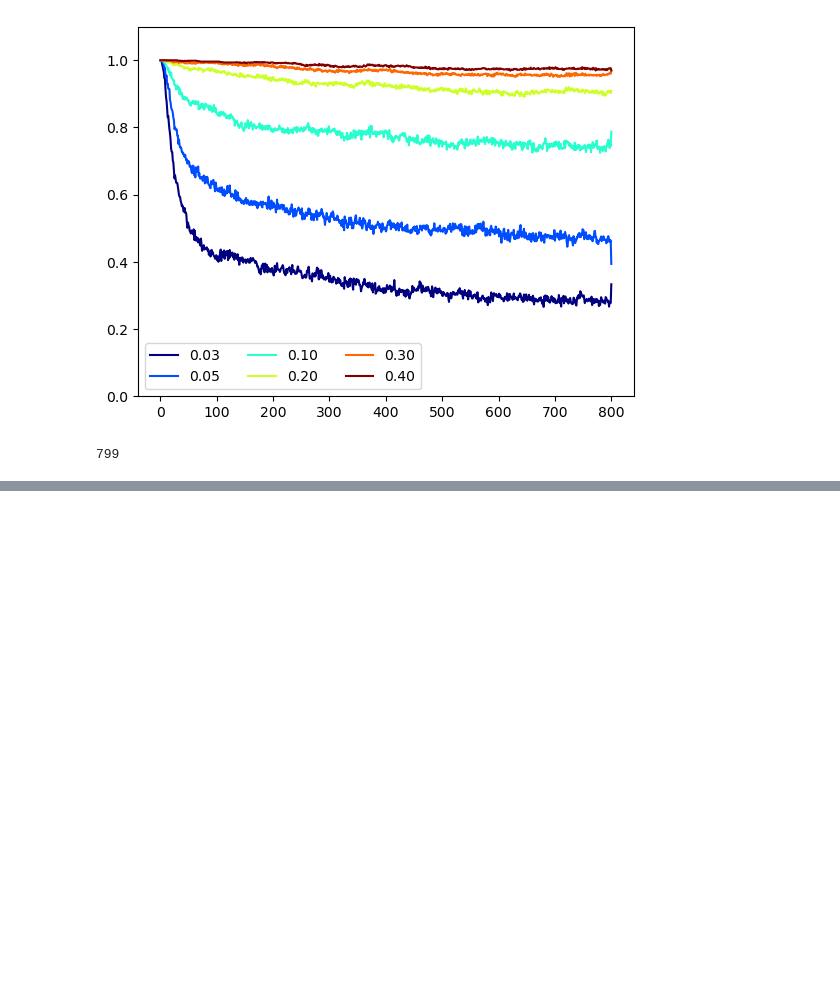
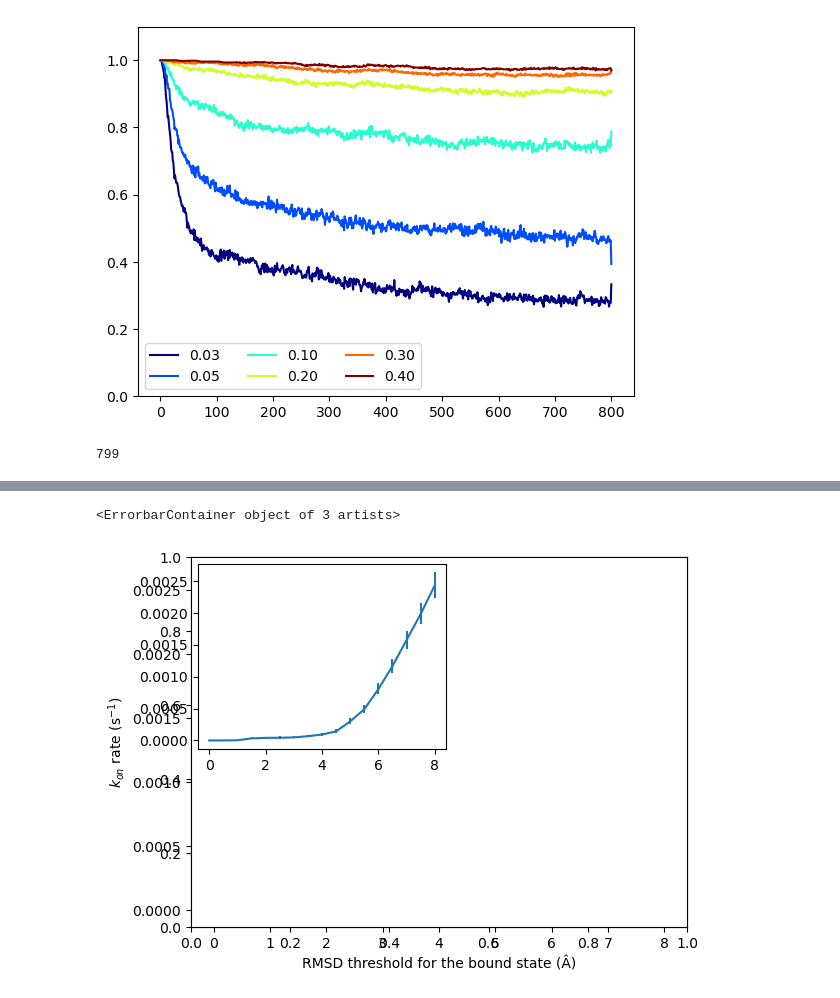
Before and after one commit to giorginolab/sh2-som, a Jupyter notebook: 2-survival-plots.ipynb, the cells around one changed output, grey strips where cells are left out. Cells and saved outputs as stored; diff of their text form; code cells hidden in the pictures; blank space fills up the shorter version.

```diff
--- a/2-survival-plots.ipynb
+++ b/2-survival-plots.ipynb
@@ -187,3 +198,15 @@ rmsd_rates
 # %%
-import scipy
+from mpl_toolkits.axes_grid1.inset_locator import inset_axes
+
+plt.scatter(rmsd_rates.Threshold, rmsd_rates.kon, color=colors)
+rerr = rmsd_rates.iloc[:,6:8].to_numpy().T
+plt.errorbar(rmsd_rates.Threshold, rmsd_rates.kon, yerr=rerr)
+plt.xlabel("RMSD threshold for the bound state (Â)")
+plt.ylabel("$k_{on}$ rate (s$^{-1}$)")
+axins3 = inset_axes(plt.axes(), width="50%", height="50%", loc=2)
+axins3.errorbar(rmsd_rates.Threshold, rmsd_rates.kon, yerr=rerr)
+# plt.ylim(0,1e-3)
+# %% [output]
+<ErrorbarContainer object of 3 artists>
+[figure, added]
 # %%
```
Also changed, not shown: parts of 5 cells of this notebook.
